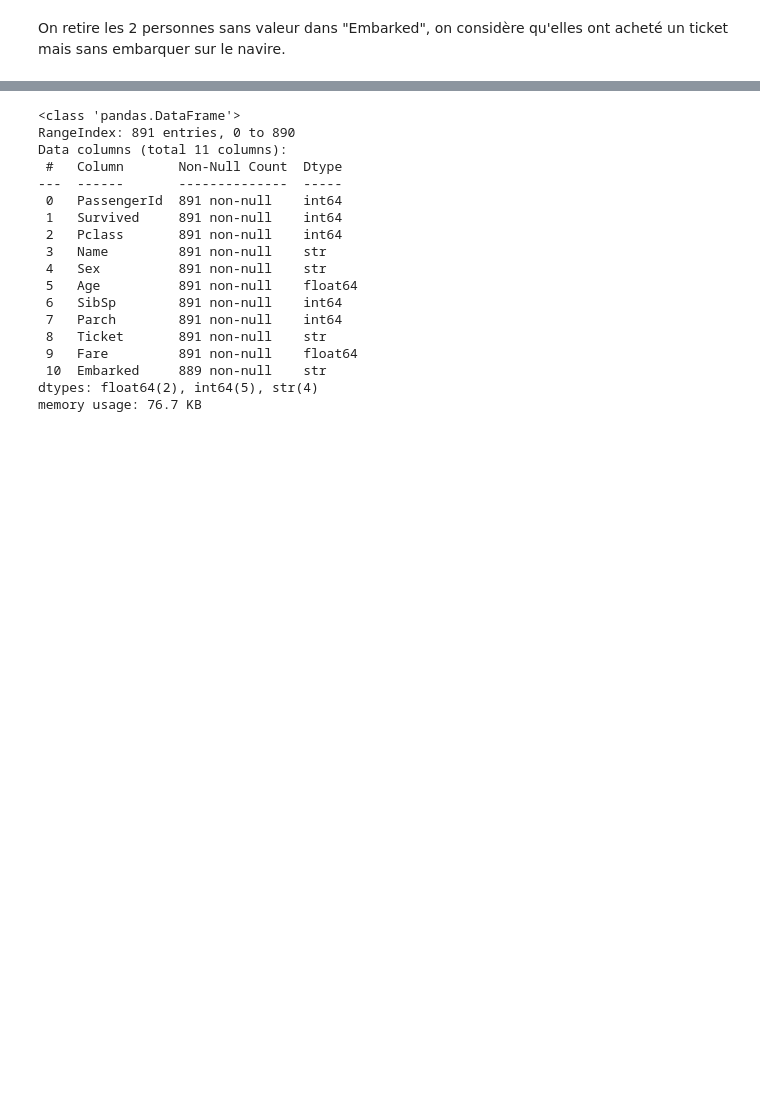
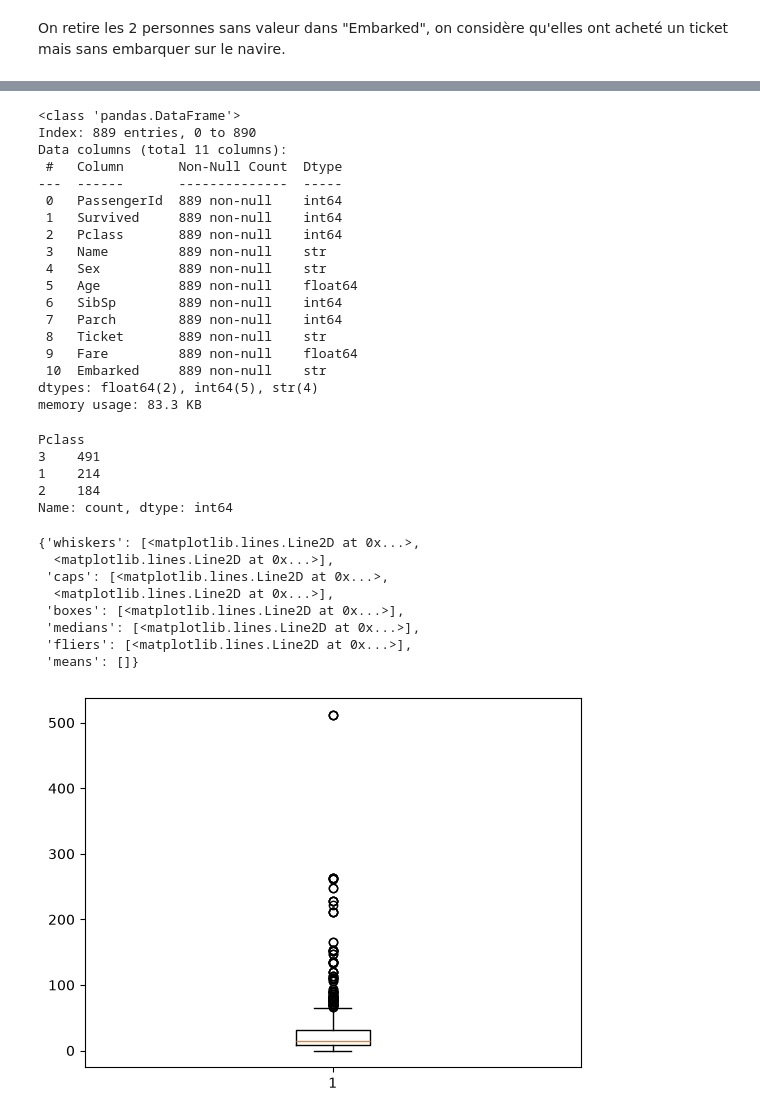
Before and after one commit to AlexyCatelle/titanic-data-cleaning, a Jupyter notebook: exploration.ipynb, the cells around one changed output, grey strips where cells are left out. Saved outputs shown, nothing was run; the diff lists cells and outputs as text; code cells hidden in the pictures; blank space fills up the shorter version.

```diff
--- a/exploration.ipynb
+++ b/exploration.ipynb
@@ -138,7 +138,7 @@ df_clean[mask_2]
 # %% [markdown]
 On retire les 2 personnes sans valeur dans "Embarked", on considère qu'elles ont acheté un ticket mais sans embarquer sur le navire.
 # %%
-df_clean = df_clean.dropna(["Embarked"])
+df_clean = df_clean.dropna(subset=["Embarked"])
 
 df_clean.isna().sum()
 
@@ -165,20 +165,40 @@ print(df_clean)
 df_clean.info()
 # %% [output]
 <class 'pandas.DataFrame'>
-RangeIndex: 891 entries, 0 to 890
+Index: 889 entries, 0 to 890
 Data columns (total 11 columns):
  #   Column       Non-Null Count  Dtype
 ---  ------       --------------  -----
- 0   PassengerId  891 non-null    int64
- 1   Survived     891 non-null    int64
- 2   Pclass       891 non-null    int64
- 3   Name         891 non-null    str
- 4   Sex          891 non-null    str
- 5   Age          891 non-null    float64
- 6   SibSp        891 non-null    int64
- 7   Parch        891 non-null    int64
- 8   Ticket       891 non-null    str
- 9   Fare         891 non-null    float64
+ 0   PassengerId  889 non-null    int64
+ 1   Survived     889 non-null    int64
+ 2   Pclass       889 non-null    int64
+ 3   Name         889 non-null    str
+ 4   Sex          889 non-null    str
+ 5   Age          889 non-null    float64
+ 6   SibSp        889 non-null    int64
+ 7   Parch        889 non-null    int64
+ 8   Ticket       889 non-null    str
+ 9   Fare         889 non-null    float64
  10  Embarked     889 non-null    str
 dtypes: float64(2), int64(5), str(4)
-memory usage: 76.7 KB
+memory usage: 83.3 KB
+# %%
+df_clean["Pclass"].value_counts()
+# %% [output]
+Pclass
+3    491
+1    214
+2    184
+Name: count, dtype: int64
+# %%
+plt.boxplot(df_clean["Fare"])
+# %% [output]
+{'whiskers': [<matplotlib.lines.Line2D at 0x...>,
+  <matplotlib.lines.Line2D at 0x...>],
+ 'caps': [<matplotlib.lines.Line2D at 0x...>,
+  <matplotlib.lines.Line2D at 0x...>],
+ 'boxes': [<matplotlib.lines.Line2D at 0x...>],
+ 'medians': [<matplotlib.lines.Line2D at 0x...>],
+ 'fliers': [<matplotlib.lines.Line2D at 0x...>],
+ 'means': []}
+[figure, added]
```
Also changed, not shown: parts of 7 cells of this notebook, 2 other files.
